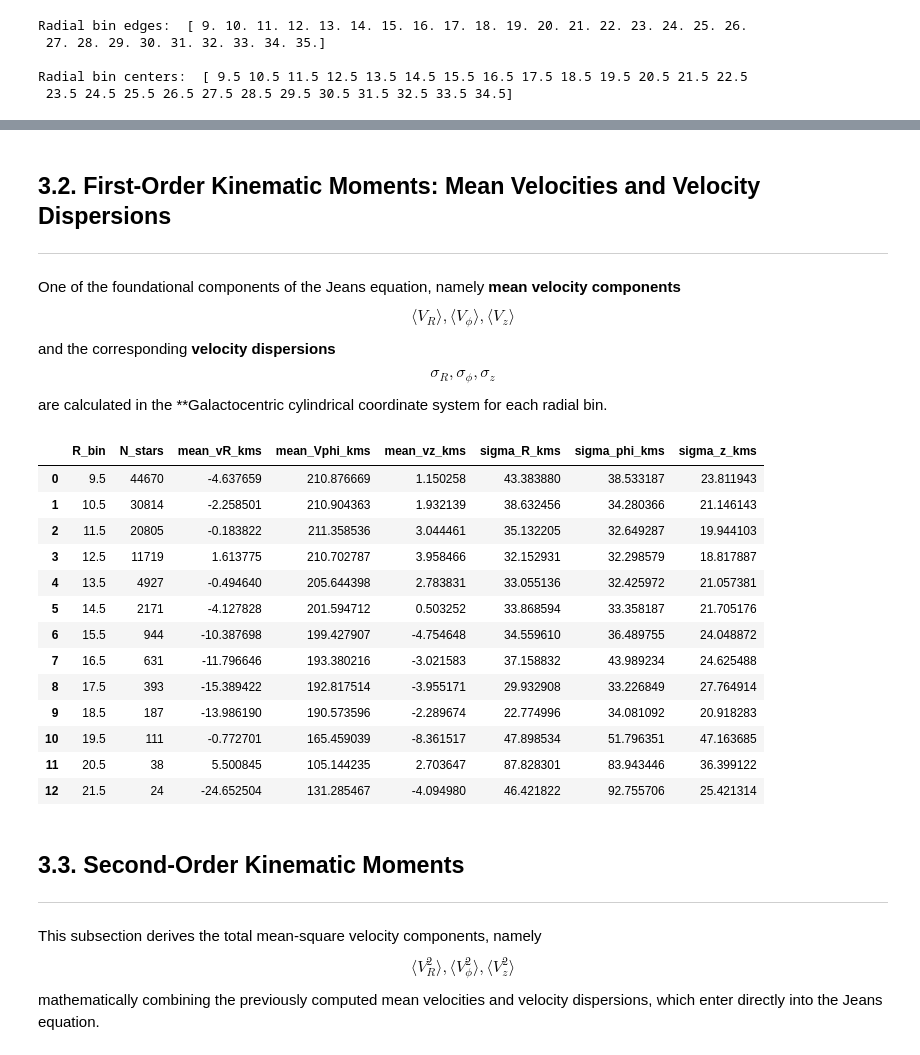
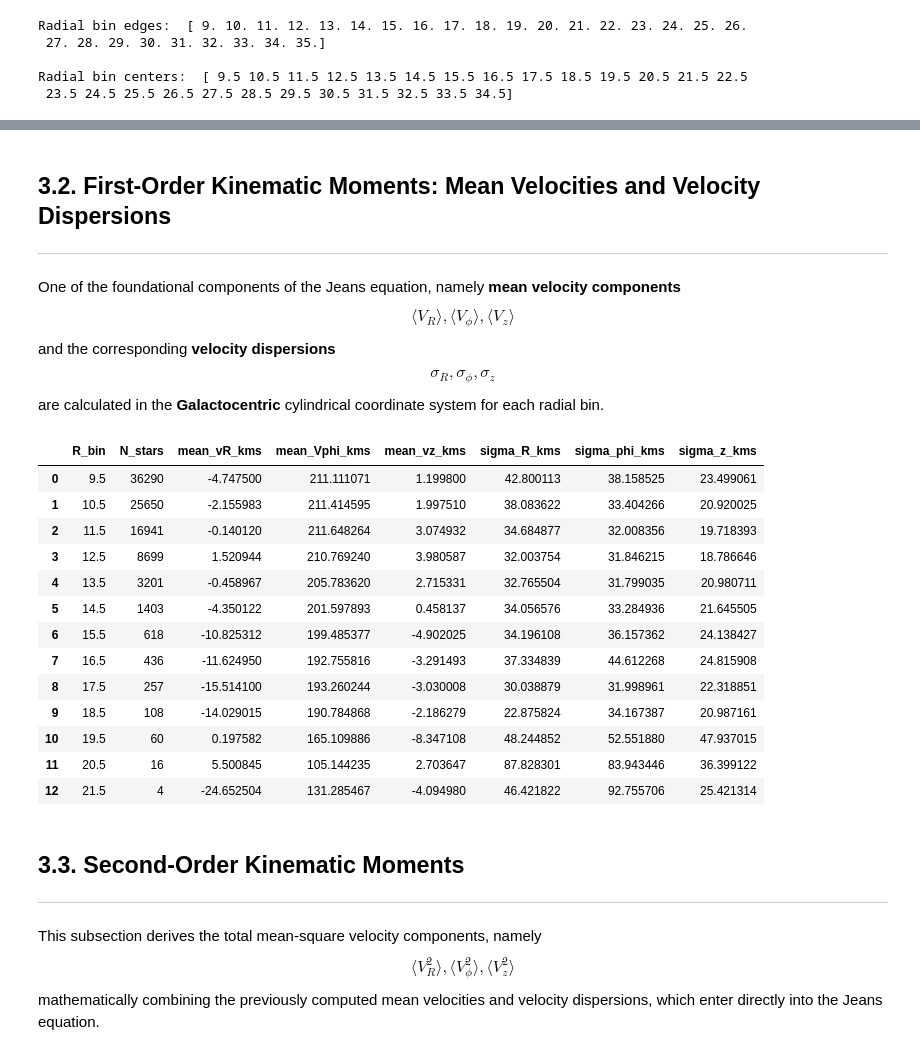
Before and after one commit to TnhnNyc/Milky-Way-Rotation-Curve, a Jupyter notebook: Milky_Way_Mass_Rotation_Curve.ipynb, the cells around one changed output, grey strips where cells are left out. Cells and saved outputs as stored; diff of their text form; code cells hidden in the pictures.

```diff
--- a/Milky_Way_Mass_Rotation_Curve.ipynb
+++ b/Milky_Way_Mass_Rotation_Curve.ipynb
@@ -59,3 +65,6 @@ Table length=720982
 | 2M21003154-0007096 | 2006 | apo25m | 315.131439 | -0.119349 | 4881.433 | 40.82618 | 3.2383773 | 0.113138095 | 0.058746755 | ... |
 | 2M20595016-0002431 | 2007 | apo25m | 314.959013 | -0.04533 | 5264.181 | 114.76641 | 4.386711 | 0.2773292 | -0.1022561 | ... |
 | 2M20595016-0002431 | 2277 | apo25m | 314.959013 | -0.04533 | 5328.1787 | 126.07067 | 4.457733 | 0.2745883 | -0.12156322 | ... |
+# %%
+""" 1.1.d. Removing Duplicate APOGEE Entries (same star observed in multiple fields) """
+dataset = selection.deduplicate_stars(dataset, id_column="APOGEE_ID", priority_column="TEFF_ERR")
@@ -62,10 +73,30 @@ Table length=720982
 # %% [markdown]
 ## 1.2. Filtering Data and Detection the Red Giant Stars in the Milky Way Galaxy
 # %%
-""" 1.2.a. Filtering the APOGEE DR17 and Gaia DR3 Dataset according to the RUWE Parameter """
-filtered_table = selection.quality_cuts(dataset, ruwe_max=1.4)
+""" 1.2.a. Filtering the APOGEE DR17 and Gaia DR3 Dataset according to the RUWE Parameter and Distance Quality """
+filtered_table = selection.quality_cuts(dataset, ruwe_max=1.4, max_dist_err=0.20)
 
 """ 1.2.b. Detection the Red Giant Stars in the Milky Way Galaxy """
 red_giants = selection.select_red_giants(filtered_table, logg_max=3.5, teff_min=3500, teff_max=5500)
+
+""" 1.2.c. Filling Missing Gaia Radial Velocities with APOGEE VHELIO_AVG (fallback) """
+red_giants = selection.fill_missing_radial_velocity(red_giants,
+                                                    gaia_column="radial_velocity",
+                                                    gaia_error_column="radial_velocity_error",
+                                                    apogee_column="VHELIO_AVG",
+                                                    apogee_manual_error=0.5)
+
+n_before = len(red_giants)
+red_giants = red_giants[red_giants["radial_velocity_source"] != "MISSING"]
+print(f"Dropped {n_before - len(red_giants)} stars lacking any usable radial velocity "
+      f"({len(red_giants)} stars remain).")
+
+n_before = len(red_giants)
+
+red_giants = selection.radial_velocity_quality_cut(red_giants, rv_error_max=10.0)
+
+print(f"Dropped {n_before - len(red_giants)} stars with RV error >= 10 km/s "
+      f"({len(red_giants)} stars remain).")
+
 red_giants
 # %% [output]
@@ -391,47 +427,47 @@ radial_groups = velocity_sample.groupby("R_bin", observed=True)
 One of the foundational components of the Jeans equation, namely **mean velocity components**
 $$\langle V_R\rangle, \langle V_\phi\rangle, \langle V_z\rangle $$
 and the corresponding **velocity dispersions**
-$$\sigma_R, \sigma_\phi, \sigma_z$$
-are calculated in the **Galactocentric cylindrical coordinate system for each radial bin.
+$$ \sigma_R, \sigma_\phi, \sigma_z $$
+are calculated in the **Galactocentric** cylindrical coordinate system for each radial bin.
 # %%
 """ 3.2.a. Mean Velocities and Velocity Dispersions """
 
 # Population standard deviation
 def population_std(values):
     return numpy.std(values, ddof=0)
 
 # Calculation of the mean velocities and standard deviations
 velocity_moments = radial_groups.agg(
     # Number of stars
-    N_stars = ("vR_kms", "size"),
+    N_stars = ("vR_kms", "count"),
 
     # Mean velocities
     mean_vR_kms = ("vR_kms", "mean"),
     mean_Vphi_kms = ("Vphi_kms", "mean"),
     mean_vz_kms = ("vz_kms", "mean"),
 
     # Velocity dispersions
     sigma_R_kms = ("vR_kms", population_std),
     sigma_phi_kms = ("Vphi_kms", population_std),
     sigma_z_kms = ("vz_kms", population_std)
 ).reset_index()
 
 velocity_moments
 # %% [output]
 |  | R_bin | N_stars | mean_vR_kms | mean_Vphi_kms | mean_vz_kms | sigma_R_kms | sigma_phi_kms | sigma_z_kms |
-| 0 | 9.5 | 44670 | -4.637659 | 210.876669 | 1.150258 | 43.383880 | 38.533187 | 23.811943 |
-| 1 | 10.5 | 30814 | -2.258501 | 210.904363 | 1.932139 | 38.632456 | 34.280366 | 21.146143 |
-| 2 | 11.5 | 20805 | -0.183822 | 211.358536 | 3.044461 | 35.132205 | 32.649287 | 19.944103 |
-| 3 | 12.5 | 11719 | 1.613775 | 210.702787 | 3.958466 | 32.152931 | 32.298579 | 18.817887 |
-| 4 | 13.5 | 4927 | -0.494640 | 205.644398 | 2.783831 | 33.055136 | 32.425972 | 21.057381 |
-| 5 | 14.5 | 2171 | -4.127828 | 201.594712 | 0.503252 | 33.868594 | 33.358187 | 21.705176 |
-| 6 | 15.5 | 944 | -10.387698 | 199.427907 | -4.754648 | 34.559610 | 36.489755 | 24.048872 |
-| 7 | 16.5 | 631 | -11.796646 | 193.380216 | -3.021583 | 37.158832 | 43.989234 | 24.625488 |
-| 8 | 17.5 | 393 | -15.389422 | 192.817514 | -3.955171 | 29.932908 | 33.226849 | 27.764914 |
-| 9 | 18.5 | 187 | -13.986190 | 190.573596 | -2.289674 | 22.774996 | 34.081092 | 20.918283 |
-| 10 | 19.5 | 111 | -0.772701 | 165.459039 | -8.361517 | 47.898534 | 51.796351 | 47.163685 |
-| 11 | 20.5 | 38 | 5.500845 | 105.144235 | 2.703647 | 87.828301 | 83.943446 | 36.399122 |
-| 12 | 21.5 | 24 | -24.652504 | 131.285467 | -4.094980 | 46.421822 | 92.755706 | 25.421314 |
+| 0 | 9.5 | 36290 | -4.747500 | 211.111071 | 1.199800 | 42.800113 | 38.158525 | 23.499061 |
+| 1 | 10.5 | 25650 | -2.155983 | 211.414595 | 1.997510 | 38.083622 | 33.404266 | 20.920025 |
+| 2 | 11.5 | 16941 | -0.140120 | 211.648264 | 3.074932 | 34.684877 | 32.008356 | 19.718393 |
+| 3 | 12.5 | 8699 | 1.520944 | 210.769240 | 3.980587 | 32.003754 | 31.846215 | 18.786646 |
+| 4 | 13.5 | 3201 | -0.458967 | 205.783620 | 2.715331 | 32.765504 | 31.799035 | 20.980711 |
+| 5 | 14.5 | 1403 | -4.350122 | 201.597893 | 0.458137 | 34.056576 | 33.284936 | 21.645505 |
+| 6 | 15.5 | 618 | -10.825312 | 199.485377 | -4.902025 | 34.196108 | 36.157362 | 24.138427 |
+| 7 | 16.5 | 436 | -11.624950 | 192.755816 | -3.291493 | 37.334839 | 44.612268 | 24.815908 |
+| 8 | 17.5 | 257 | -15.514100 | 193.260244 | -3.030008 | 30.038879 | 31.998961 | 22.318851 |
+| 9 | 18.5 | 108 | -14.029015 | 190.784868 | -2.186279 | 22.875824 | 34.167387 | 20.987161 |
+| 10 | 19.5 | 60 | 0.197582 | 165.109886 | -8.347108 | 48.244852 | 52.551880 | 47.937015 |
+| 11 | 20.5 | 16 | 5.500845 | 105.144235 | 2.703647 | 87.828301 | 83.943446 | 36.399122 |
+| 12 | 21.5 | 4 | -24.652504 | 131.285467 | -4.094980 | 46.421822 | 92.755706 | 25.421314 |
 # %% [markdown]
 ## 3.3. Second-Order Kinematic Moments
 ---
```
Also changed, not shown: parts of 26 cells of this notebook, 6 other files.
